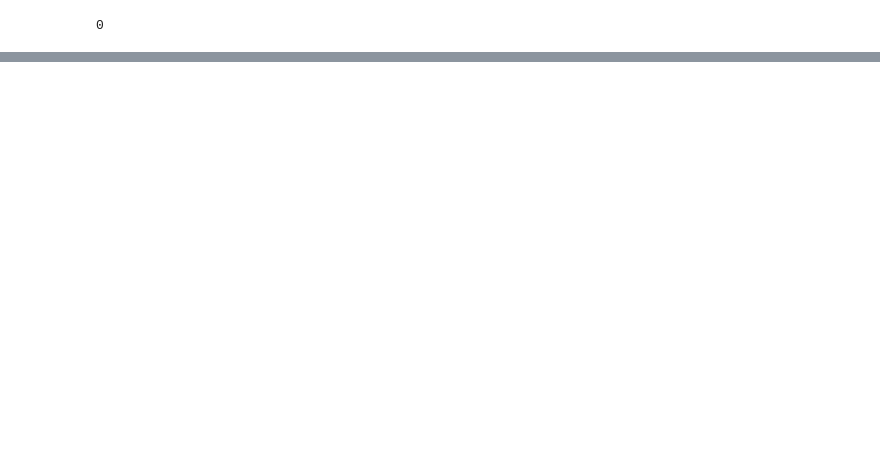
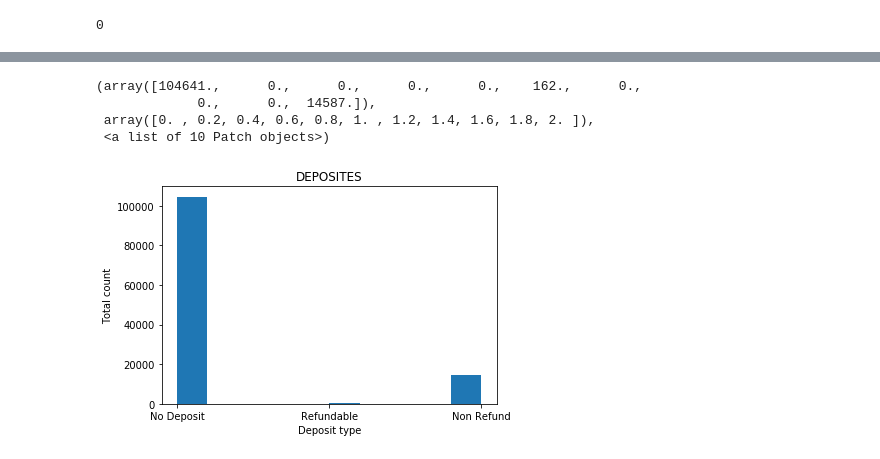
Before and after one commit to Arslaan0124/BigData-Project-1, a Jupyter notebook: project.ipynb, the cells around one changed output, grey strips where cells are left out. Drawn from its saved outputs; the diff is of its cells as text; code cells hidden in the pictures; blank space fills up the shorter version.

```diff
--- a/project.ipynb
+++ b/project.ipynb
@@ -176,0 +356,11 @@ dtype: int64
+# %%
+plt.pyplot.xlabel("Deposit type")
+plt.pyplot.ylabel('Total count')
+plt.pyplot.title('DEPOSITES')
+plt.pyplot.hist(df['deposit_type'])
+# %% [output]
+(array([104641.,      0.,      0.,      0.,      0.,    162.,      0.,
+             0.,      0.,  14587.]),
+ array([0. , 0.2, 0.4, 0.6, 0.8, 1. , 1.2, 1.4, 1.6, 1.8, 2. ]),
+ <a list of 10 Patch objects>)
+[figure, added]
```
Also changed, not shown: parts of 82 cells of this notebook.
